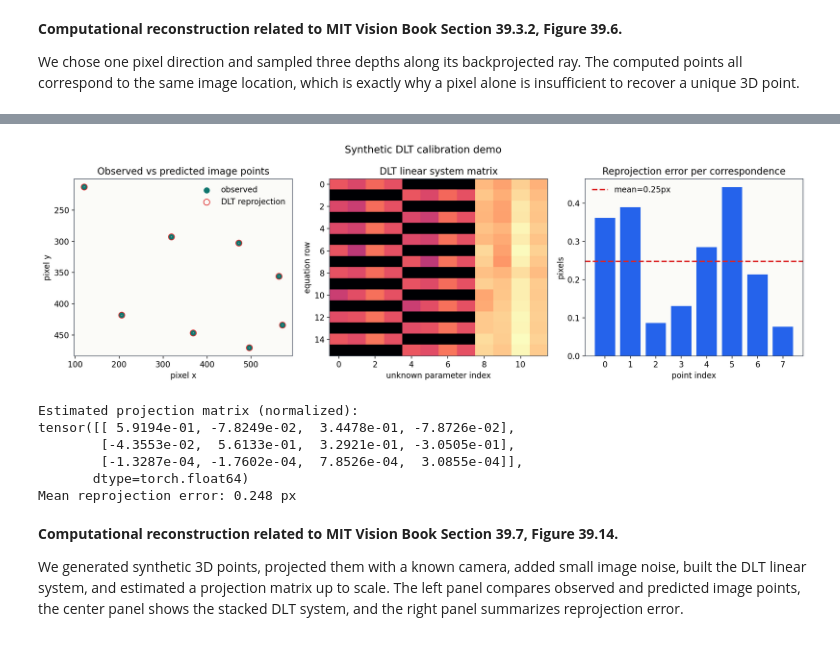
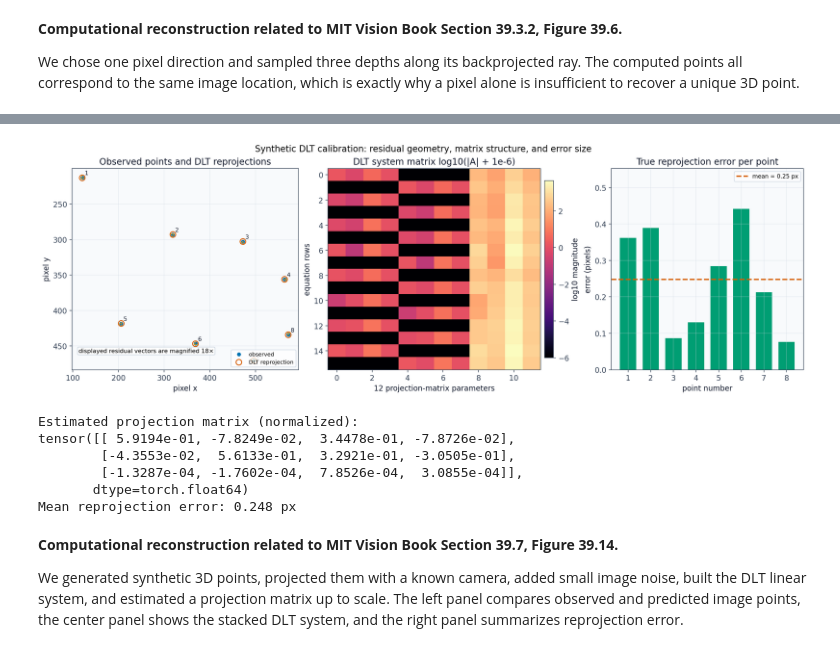
Before and after one commit to pantelis/eng-ai-agents, a Jupyter notebook: notebooks/CV/2026/spring/final/chapter-39-camera-modeling/index.ipynb, the cells around one changed output, grey strips where cells are left out. Cells and saved outputs as stored; diff of their text form; code cells hidden in the pictures.

```diff
--- a/notebooks/CV/2026/spring/final/chapter-39-camera-modeling/index.ipynb
+++ b/notebooks/CV/2026/spring/final/chapter-39-camera-modeling/index.ipynb
@@ -481,58 +619,74 @@ world_points = torch.tensor(
         [-0.2,  0.9,  6.0],
         [ 0.8,  1.1,  6.8],
         [ 1.6,  0.8,  8.0],
     ],
     dtype=torch.float64,
 )
 
 K_true = make_intrinsics(820.0, 790.0, 320.0, 240.0)
 R_true = rotation_y(8.0) @ rotation_x(-12.0)
 T_true = torch.tensor([0.3, 0.6, -0.4], dtype=torch.float64)
 
-observed_pixels, camera_points = project_points(world_points, K_true, R_true, T_true)
+observed_pixels, _ = project_points(world_points, K_true, R_true, T_true)
 noisy_pixels = observed_pixels + 0.8 * torch.tensor(
     [[0.5, -0.3], [-0.4, 0.2], [0.1, 0.4], [0.3, -0.5], [-0.2, 0.6], [0.4, -0.1], [-0.3, -0.2], [0.2, 0.3]],
     dtype=torch.float64,
 )
 
 M_est = estimate_projection_matrix_dlt(world_points, noisy_pixels)
 reproj_clean = project_with_matrix(world_points, M_est)
 reproj_error = torch.linalg.norm(reproj_clean - noisy_pixels, dim=1)
+A = build_dlt_matrix(world_points, noisy_pixels)
+A_display = torch.log10(A.abs() + 1e-6).numpy()
+vector_scale = 18.0
 
-A = build_dlt_matrix(world_points, noisy_pixels)
+fig, axes = plt.subplots(1, 3, figsize=(15.8, 5.2), constrained_layout=True, gridspec_kw={"width_ratios": [1.12, 1.05, 0.95]})
 
-fig, axes = plt.subplots(1, 3, figsize=(15, 4.8))
+ax = axes[0]
+ax.scatter(noisy_pixels[:, 0], noisy_pixels[:, 1], color=COLORS["blue"], s=44, edgecolor="white", linewidth=0.8, label="observed", zorder=3)
+ax.scatter(reproj_clean[:, 0], reproj_clean[:, 1], facecolor="none", edgecolor=COLORS["vermillion"], s=70, linewidth=1.4, label="DLT reprojection", zorder=4)
+for idx, (obs, pred) in enumerate(zip(noisy_pixels, reproj_clean, strict=True), start=1):
+    delta = pred - obs
+    vis_end = obs + vector_scale * delta
+    ax.annotate("", xy=(float(vis_end[0]), float(vis_end[1])), xytext=(float(obs[0]), float(obs[1])), arrowprops=dict(arrowstyle="->", lw=1.0, color=COLORS["orange"], alpha=0.9))
+    ax.text(float(obs[0]) + 5.0, float(obs[1]) - 4.0, str(idx), fontsize=8.5, color="#0f172a")
+ax.text(0.03, 0.08, f"displayed residual vectors are magnified {vector_scale:.0f}×", transform=ax.transAxes, ha="left", va="bottom", fontsize=8.8, bbox=dict(boxstyle="round,pad=0.2", facecolor="white", edgecolor="#cbd5e1", alpha=0.95))
+ax.set_title("Observed points and DLT reprojections")
+ax.set_xlabel("pixel x")
+ax.set_ylabel("pixel y")
+ax.invert_yaxis()
+light_grid(ax)
+ax.legend(loc="lower right", fontsize=8.2)
 
-axes[0].scatter(noisy_pixels[:, 0], noisy_pixels[:, 1], color="#0f766e", s=55, label="observed")
-axes[0].scatter(reproj_clean[:, 0], reproj_clean[:, 1], facecolors="none", edgecolors="#dc2626", s=70, label="DLT reprojection")
-for obs, pred in zip(noisy_pixels, reproj_clean, strict=True):
-    axes[0].plot([float(obs[0]), float(pred[0])], [float(obs[1]), float(pred[1])], color="#9ca3af", lw=1.2)
-axes[0].invert_yaxis()
-axes[0].set_title("Observed vs predicted image points")
-axes[0].set_xlabel("pixel x")
-axes[0].set_ylabel("pixel y")
-axes[0].legend(frameon=False)
+ax = axes[1]
+im = ax.imshow(A_display, aspect="auto", cmap="magma")
+ax.set_title("DLT system matrix log10(|A| + 1e-6)")
+ax.set_xlabel("12 projection-matrix parameters")
+ax.set_ylabel("equation rows")
+cbar = fig.colorbar(im, ax=ax, shrink=0.88, pad=0.02)
+cbar.set_label("log10 magnitude", rotation=90)
 
-axes[1].imshow(torch.log10(A.abs() + 1e-6).numpy(), aspect="auto", cmap="magma")
-axes[1].set_title("DLT linear system matrix")
-axes[1].set_xlabel("unknown parameter index")
-axes[1].set_ylabel("equation row")
+ax = axes[2]
+point_ids = torch.arange(1, len(reproj_error) + 1)
+ax.bar(point_ids.numpy(), reproj_error.numpy(), color=COLORS["green"], width=0.72)
+mean_error = float(reproj_error.mean())
+ax.axhline(mean_error, color=COLORS["vermillion"], linestyle="--", lw=2.0, label=f"mean = {mean_error:.2f} px")
+ax.set_title("True reprojection error per point")
+ax.set_xlabel("point number")
+ax.set_ylabel("error (pixels)")
+ax.set_xticks(point_ids.numpy())
+ax.set_ylim(0.0, max(float(reproj_error.max()) * 1.25, mean_error * 1.6))
+light_grid(ax)
+ax.legend(loc="upper right", fontsize=8.5)
 
-axes[2].bar(range(len(reproj_error)), reproj_error.numpy(), color="#2563eb")
-axes[2].axhline(float(reproj_error.mean()), color="#dc2626", linestyle="--", lw=2, label=f"mean={reproj_error.mean():.2f}px")
-axes[2].set_title("Reprojection error per correspondence")
-axes[2].set_xlabel("point index")
-axes[2].set_ylabel("pixels")
-axes[2].legend(frameon=False)
-
-fig.suptitle("Synthetic DLT calibration demo", fontsize=14)
+fig.suptitle("Synthetic DLT calibration: residual geometry, matrix structure, and error size", fontsize=13)
 savefig(fig, "05-dlt-reprojection-demo.png")
 
 print("Estimated projection matrix (normalized):")
 print(M_est)
 print(f"Mean reprojection error: {reproj_error.mean().item():.3f} px")
 # %% [output]
-[figure, old version]
+[figure, new version]
 Estimated projection matrix (normalized):
 tensor([[ 5.9194e-01, -7.8249e-02,  3.4478e-01, -7.8726e-02],
         [-4.3553e-02,  5.6133e-01,  3.2921e-01, -3.0505e-01],
```
Also changed, not shown: parts of 10 cells of this notebook.
